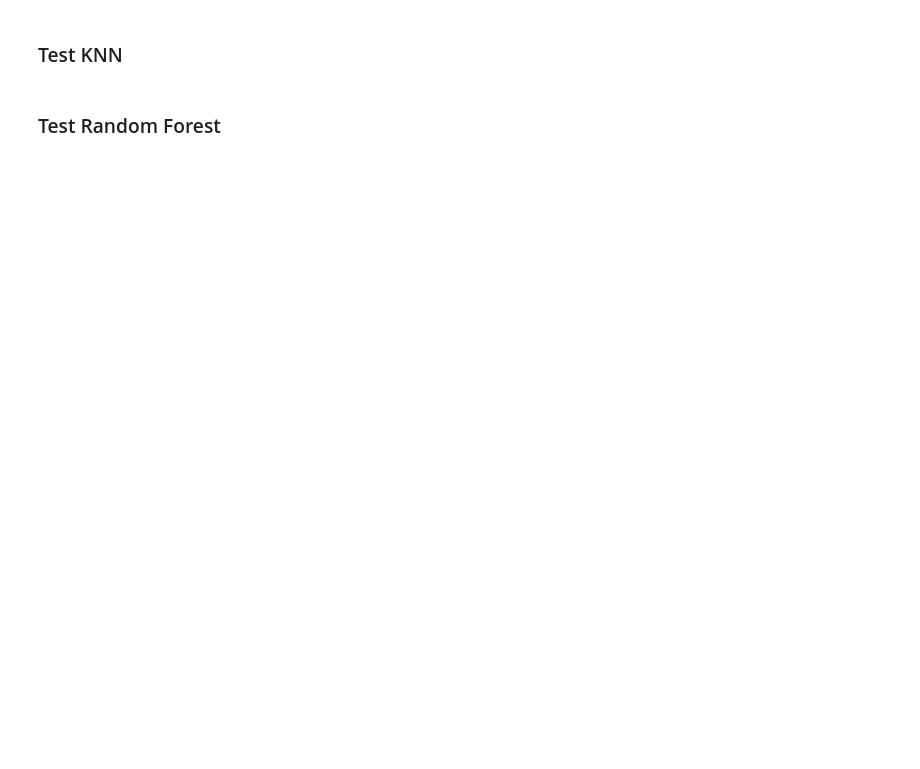
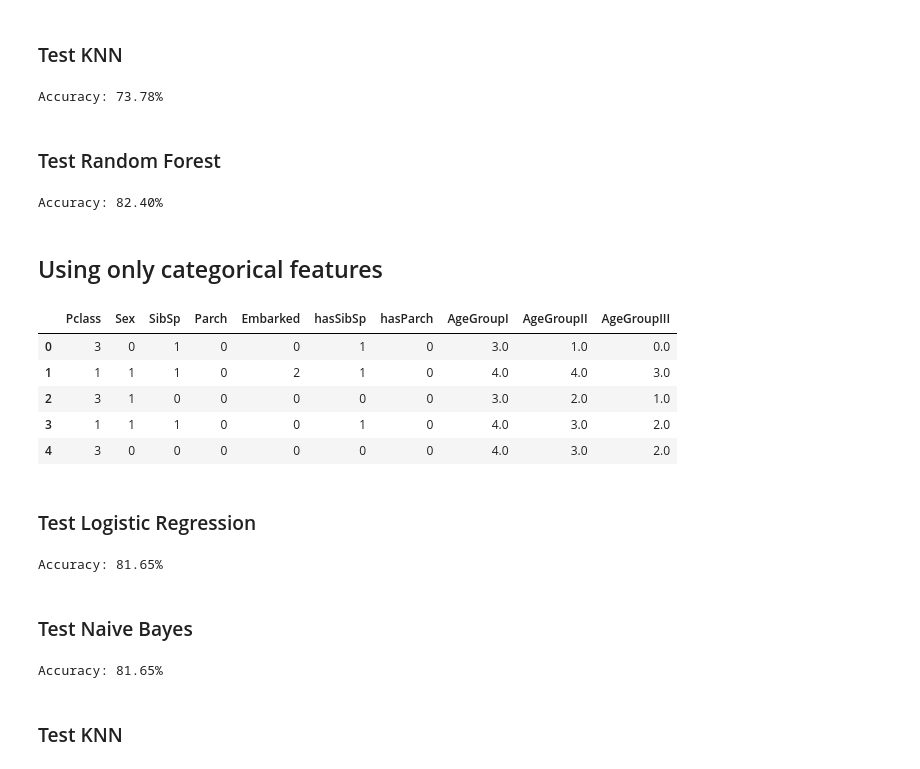
Before and after one commit to fialves/kaggle-titanic, a Jupyter notebook: notebooks/1.0-test-model.ipynb, the cells around one changed output. Saved outputs shown, nothing was run; the diff lists cells and outputs as text; code cells hidden in the pictures; blank space fills up the shorter version.

```diff
--- a/notebooks/1.0-test-model.ipynb
+++ b/notebooks/1.0-test-model.ipynb
@@ -116,9 +179,43 @@ nb_regressor.score(X_train,Y_train)
 ### Test KNN
 # %%
 knn = KNeighborsClassifier(n_neighbors=3)
-knn.fit(X_train,Y_train)
-prd = knn.predict(X_test)
+knn.fit(X_train_fe_70,Y_train_fe_70)
+prd = knn.predict(X_test_fe)
 
-knn.score(X_train,Y_train)
+score = knn.score(X_train_fe_30,Y_train_fe_30)
+
+print(f"Accuracy: {score:.02%}")
+
+results = results.append([['KNN', score,'Feature Engineering']], ignore_index=True)
+# %% [output]
+Accuracy: 73.78%
 # %% [markdown]
 ### Test Random Forest
+# %%
+rf_regressor = RandomForestClassifier(n_estimators=100)
+rf_regressor.fit(X_train_fe_70,Y_train_fe_70)
+prd = rf_regressor.predict(X_test_fe)
+
+score = rf_regressor.score(X_train_fe_30,Y_train_fe_30)
+
+print(f"Accuracy: {score:.02%}")
+
+results = results.append([['Random Forest', score,'Feature Engineering']], ignore_index=True)
+# %% [output]
+Accuracy: 82.40%
+# %% [markdown]
+## Using only categorical features
+# %%
+X_train_fe_c = df_train_fe.drop(['Survived', 'PassengerId','Age', 'Fare'], axis=1)
+Y_train_fe_c = df_train_fe['Survived']
+
+X_test_fe_c = df_test_fe.drop(['PassengerId','Age', 'Fare'], axis=1)
+
+X_train_fe_c.head()
+# %% [output]
+|  | Pclass | Sex | SibSp | Parch | Embarked | hasSibSp | hasParch | AgeGroupI | AgeGroupII | AgeGroupIII |
+| 0 | 3 | 0 | 1 | 0 | 0 | 1 | 0 | 3.0 | 1.0 | 0.0 |
+| 1 | 1 | 1 | 1 | 0 | 2 | 1 | 0 | 4.0 | 4.0 | 3.0 |
+| 2 | 3 | 1 | 0 | 0 | 0 | 0 | 0 | 3.0 | 2.0 | 1.0 |
+| 3 | 1 | 1 | 1 | 0 | 0 | 1 | 0 | 4.0 | 3.0 | 2.0 |
+| 4 | 3 | 0 | 0 | 0 | 0 | 0 | 0 | 4.0 | 3.0 | 2.0 |
@@ -124,0 +229,30 @@ knn.score(X_train,Y_train)
+# %% [markdown]
+### Test Logistic Regression
+# %%
+log_regressor = LogisticRegression()
+log_regressor.fit(X_train_fe_c_70,Y_train_fe_c_70)
+prd = log_regressor.predict(X_test_fe_c)
+
+score = log_regressor.score(X_train_fe_c_30,Y_train_fe_c_30)
+
+print(f"Accuracy: {score:.02%}")
+
+results = results.append([['Logistic Regression', score, 'Only categories']], ignore_index=True)
+# %% [output]
+Accuracy: 81.65%
+# %% [markdown]
+### Test Naive Bayes
+# %%
+nb_regressor = GaussianNB()
+nb_regressor.fit(X_train_fe_c_70,Y_train_fe_c_70)
+prd = nb_regressor.predict(X_test_fe_c)
+
+score = nb_regressor.score(X_train_fe_c_30,Y_train_fe_c_30)
+
+print(f"Accuracy: {score:.02%}")
+
+results = results.append([['Gaussian Naive Bayes', score, 'Only categories']], ignore_index=True)
+# %% [output]
+Accuracy: 81.65%
+# %% [markdown]
+### Test KNN
```
Also changed, not shown: parts of 37 cells of this notebook, 2 other files.
